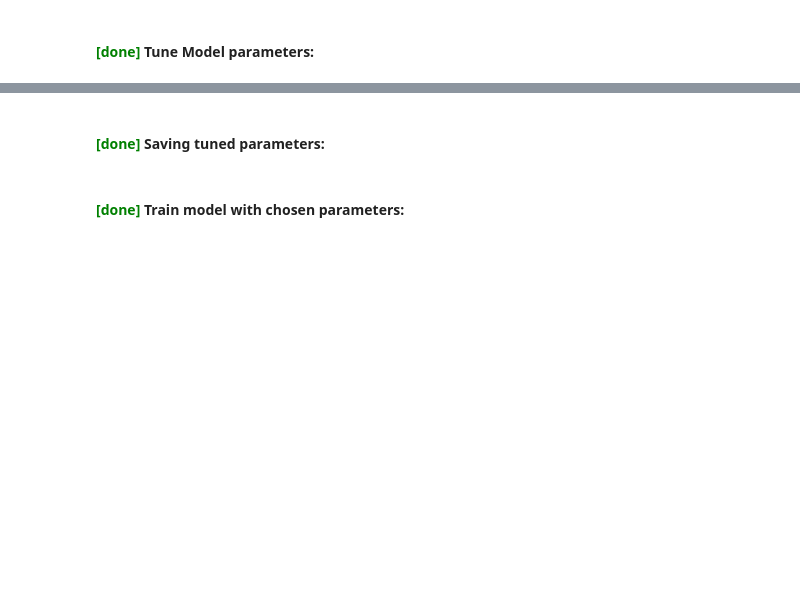
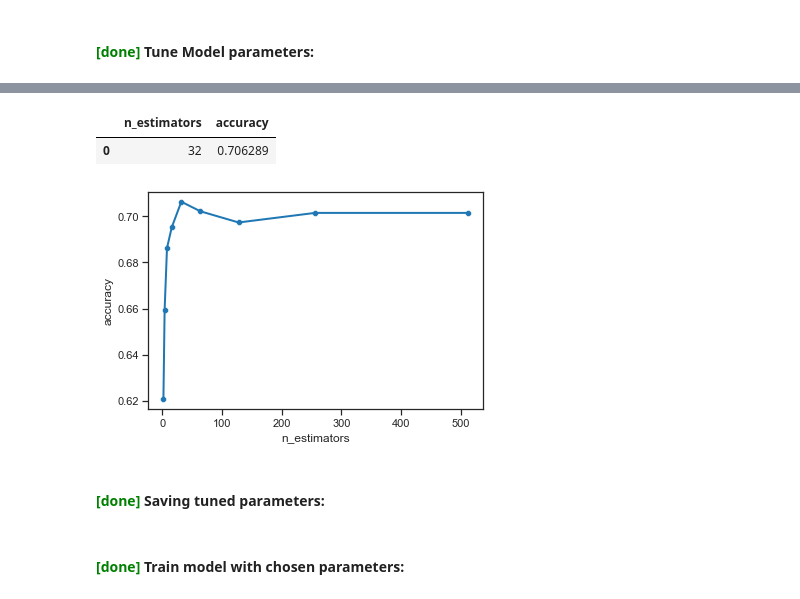
Before and after one commit to sagi778/ufc_fights_Predictor, a Jupyter notebook: notebooks/method_model_training.ipynb, the cells around one changed output, grey strips where cells are left out. Drawn from its saved outputs; the diff is of its cells as text; code cells hidden in the pictures; blank space fills up the shorter version.

```diff
--- a/notebooks/method_model_training.ipynb
+++ b/notebooks/method_model_training.ipynb
@@ -99,2 +99,9 @@ Accuracy = 0.700198
 # %% [markdown]
 #### <span style='color:green'> **[done]** </span> Tune Model parameters:
+# %%
+sum_table = pd.DataFrame(columns=['n_estimators','accuracy'])
+
+for n in tqdm([2,4,8,16,32,64,128,256,512]):
+    sum_table = pd.concat([sum_table,get_method_grad_desc_step( X_columns=X, y_columns=y, data=df, n=n)],ignore_index=True)
+
+sum_table.tail(5)
@@ -101,3 +115,15 @@ Accuracy = 0.700198
+# %%
+sns.scatterplot(data=sum_table, x='n_estimators', y='accuracy')
+sns.lineplot(data=sum_table, x='n_estimators', y='accuracy')
+
+t = sum_table[sum_table.accuracy == np.max(sum_table['accuracy'])].reset_index(drop=True)
+opt_n_estimators = t.loc[0,'n_estimators']
+opt_acc = t.loc[0,'accuracy']
+t
+# %% [output]
+|  | n_estimators | accuracy |
+| 0 | 32 | 0.706289 |
+[figure, added]
 # %% [markdown]
 #### <span style='color:green'> **[done]** </span> Saving tuned parameters:
 # %% [markdown]
```
Also changed, not shown: parts of 6 cells of this notebook.
